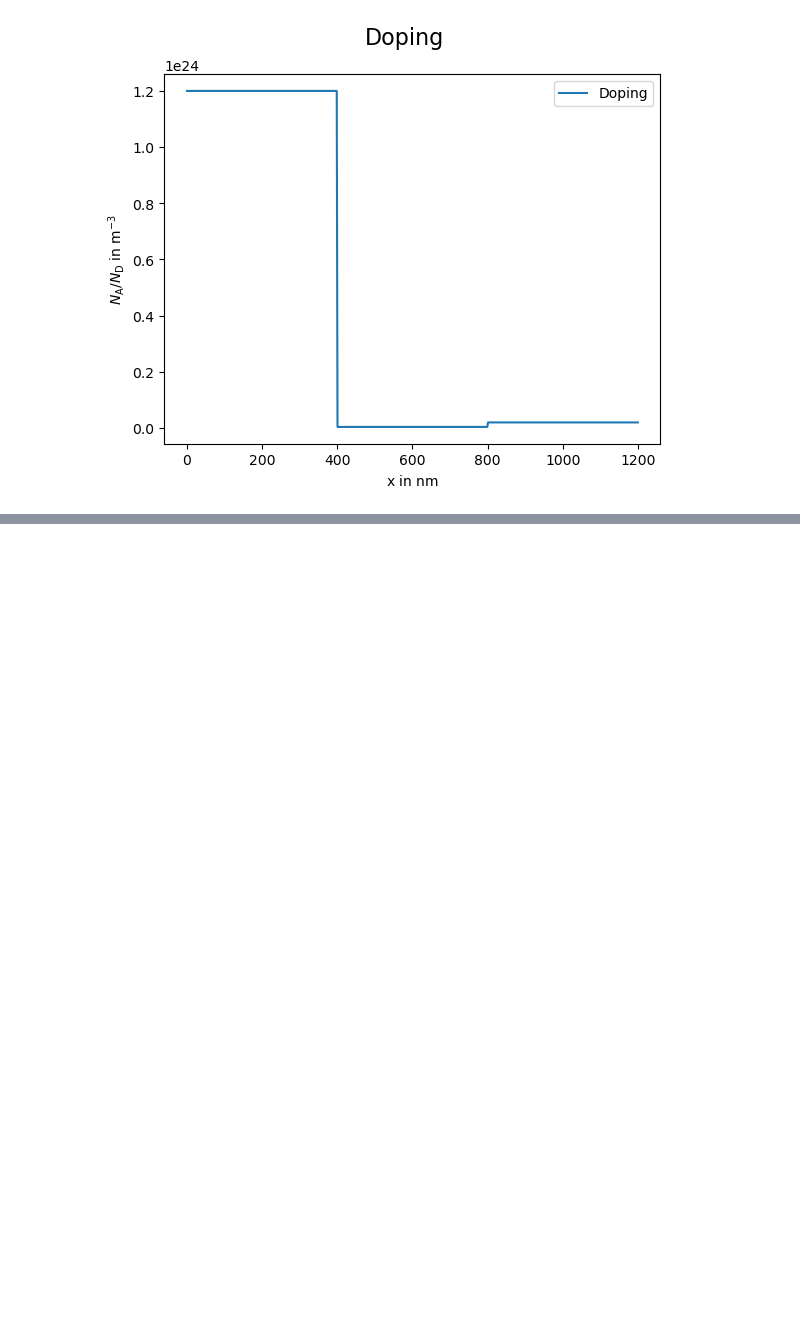
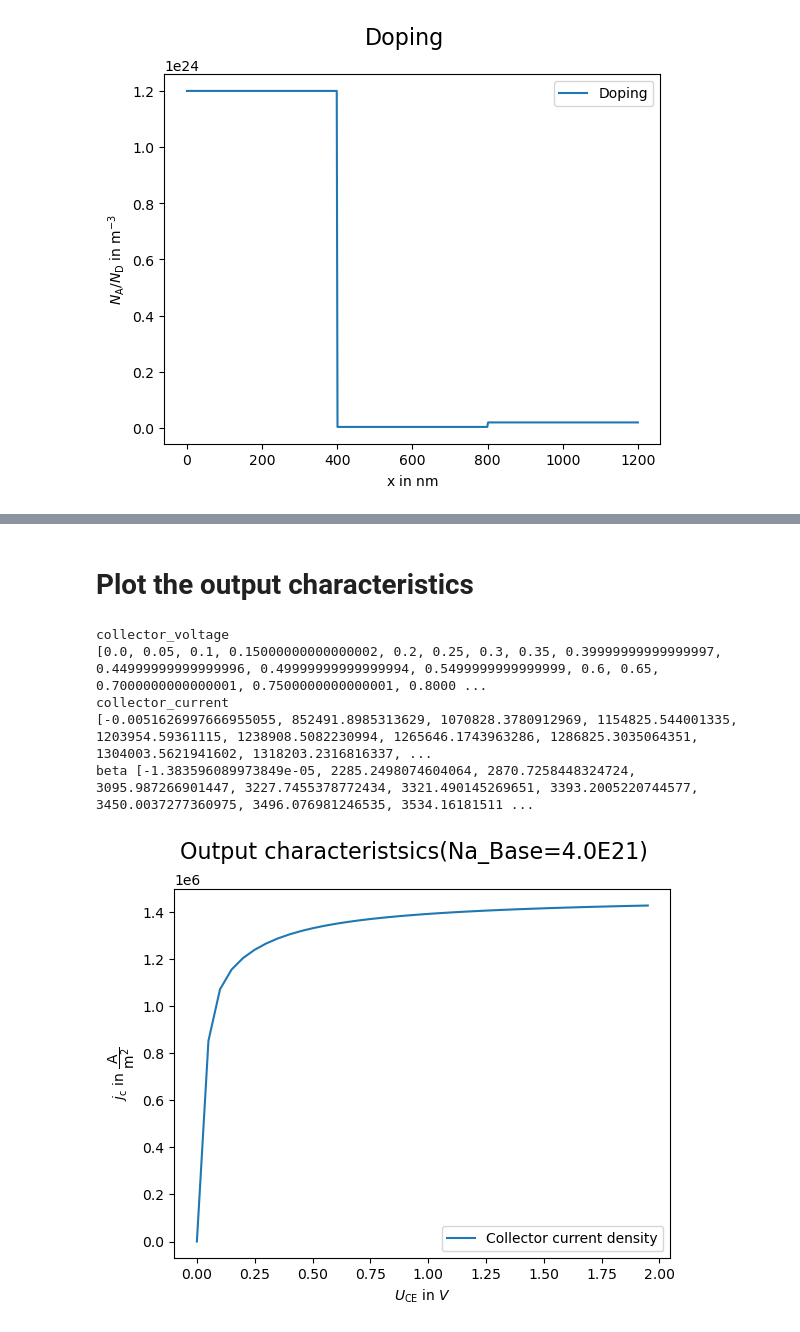
Before and after one commit to Taotu02feather/ECE340_Project, a Jupyter notebook: ECE340_Part1.ipynb, the cells around one changed output, grey strips where cells are left out. Drawn from its saved outputs; the diff is of its cells as text; code cells hidden in the pictures; blank space fills up the shorter version.

```diff
--- a/ECE340_Part1.ipynb
+++ b/ECE340_Part1.ipynb
@@ -78,0 +260,29 @@ plt.show()
+# %% [markdown]
+# Plot the output characteristics
+# %%
+# Collector current density
+fig, axis = plt.subplots(1,1, sharey=True)
+fig.suptitle("Output characteristsics(Na_Base=4.0E21)", fontsize=16)
+axis.plot(collector_voltage,collector_current, label='Collector current density')
+beta = []
+for i in range (len(collector_current)):
+    beta.append(collector_current[i]/base_current[i])
+#plt.ylim((0,.2E20))
+
+print("collector_voltage")
+print(collector_voltage)
+print("collector_current")
+print(collector_current)
+
+print("beta",beta)
+axis.set_xlabel(r"$U_\mathrm{CE}$ in $V$")
+axis.set_ylabel(r"$j_\mathrm{c}$ in $\mathrm{\dfrac{A}{m^2}}$")
+axis.legend()
+plt.show()
+# %% [output]
+collector_voltage
+[0.0, 0.05, 0.1, 0.15000000000000002, 0.2, 0.25, 0.3, 0.35, 0.39999999999999997, 0.44999999999999996, 0.49999999999999994, 0.5499999999999999, 0.6, 0.65, 0.7000000000000001, 0.7500000000000001, 0.8000 ...
+collector_current
+[-0.0051626997666955055, 852491.8985313629, 1070828.3780912969, 1154825.544001335, 1203954.59361115, 1238908.5082230994, 1265646.1743963286, 1286825.3035064351, 1304003.5621941602, 1318203.2316816337, ...
+beta [-1.383596089973849e-05, 2285.2498074604064, 2870.7258448324724, 3095.987266901447, 3227.7455378772434, 3321.490145269651, 3393.2005220744577, 3450.0037277360975, 3496.076981246535, 3534.16181511 ...
+[figure, added]
```
Also changed, not shown: parts of 28 cells of this notebook, 40 other files.
